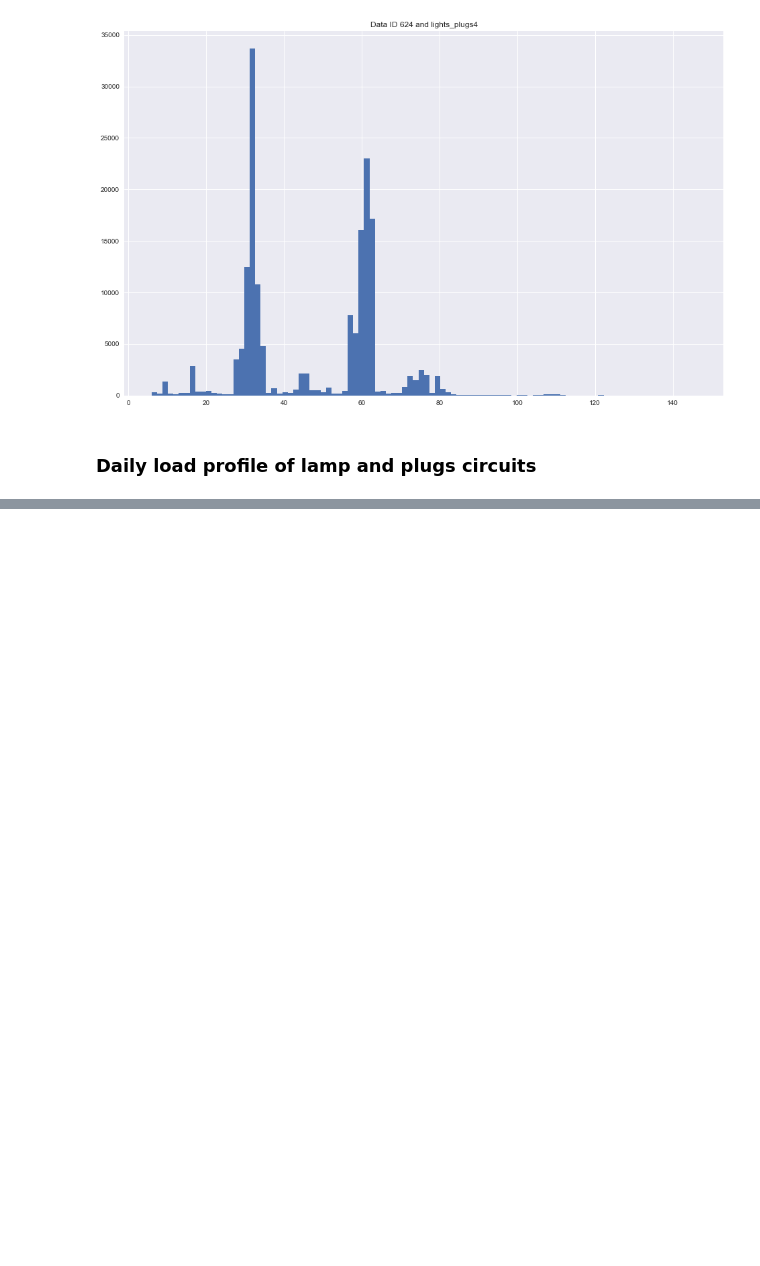
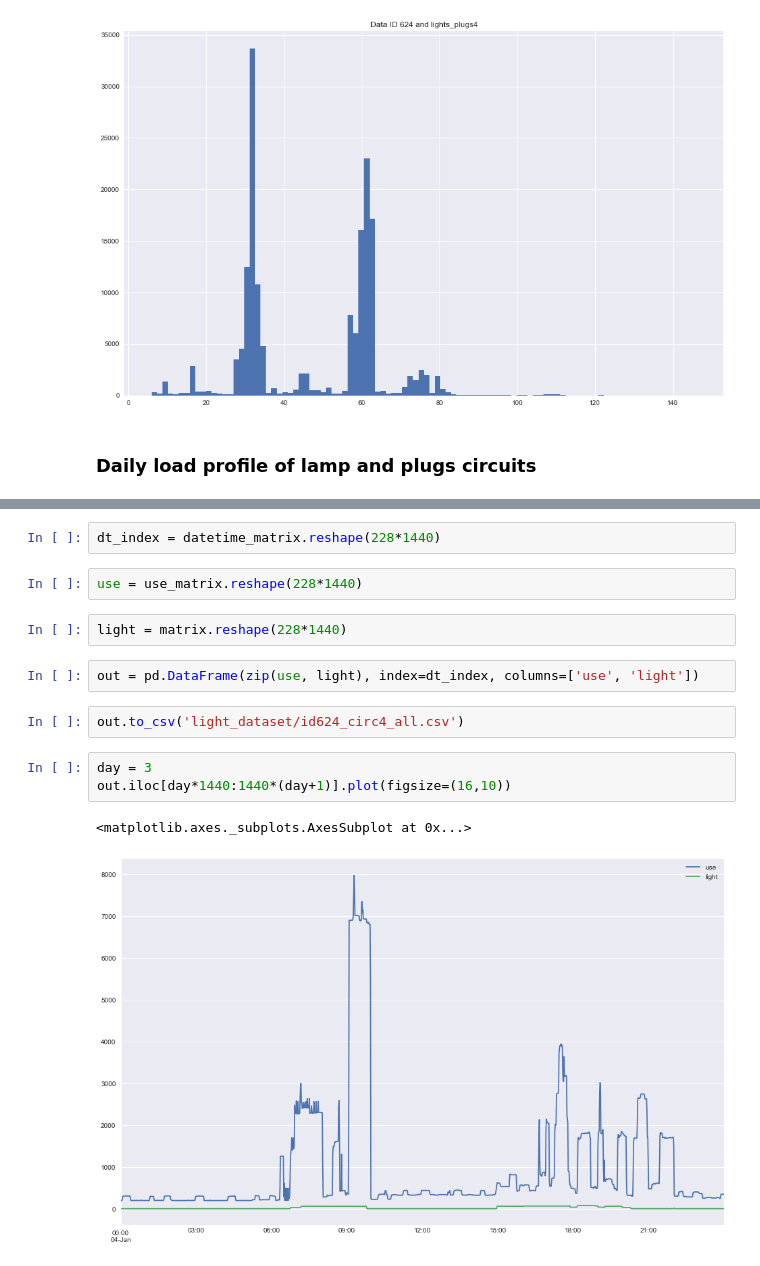
Before and after one commit to WittmannF/nilm-lights, a Jupyter notebook: dataport/data_analysis.ipynb, the cells around one changed output, grey strips where cells are left out. Drawn from its saved outputs; the diff is of its cells as text; blank space fills up the shorter version.

Commit message:
Export dataset

```diff
--- a/dataport/data_analysis.ipynb
+++ b/dataport/data_analysis.ipynb
@@ -179,0 +257,16 @@ daily_profile_plot(df, house_id, feature, s_rate=1, min_power=80)
+# %%
+dt_index = datetime_matrix.reshape(228*1440)
+# %%
+use = use_matrix.reshape(228*1440)
+# %%
+light = matrix.reshape(228*1440)
+# %%
+out = pd.DataFrame(zip(use, light), index=dt_index, columns=['use', 'light'])
+# %%
+out.to_csv('light_dataset/id624_circ4_all.csv')
+# %%
+day = 3
+out.iloc[day*1440:1440*(day+1)].plot(figsize=(16,10))
+# %% [output]
+<matplotlib.axes._subplots.AxesSubplot at 0x...>
+[figure, added]
```
Also changed, not shown: parts of 45 cells of this notebook.
